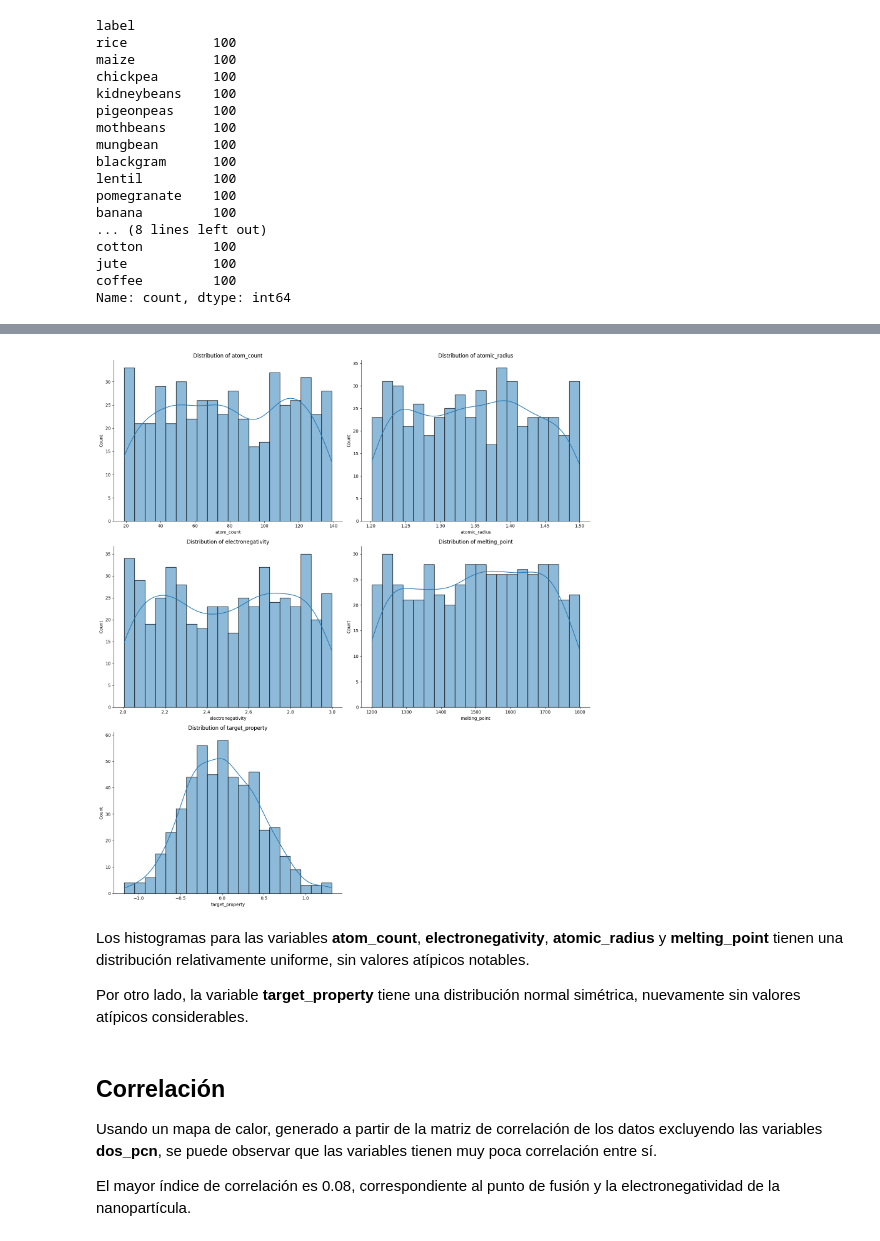
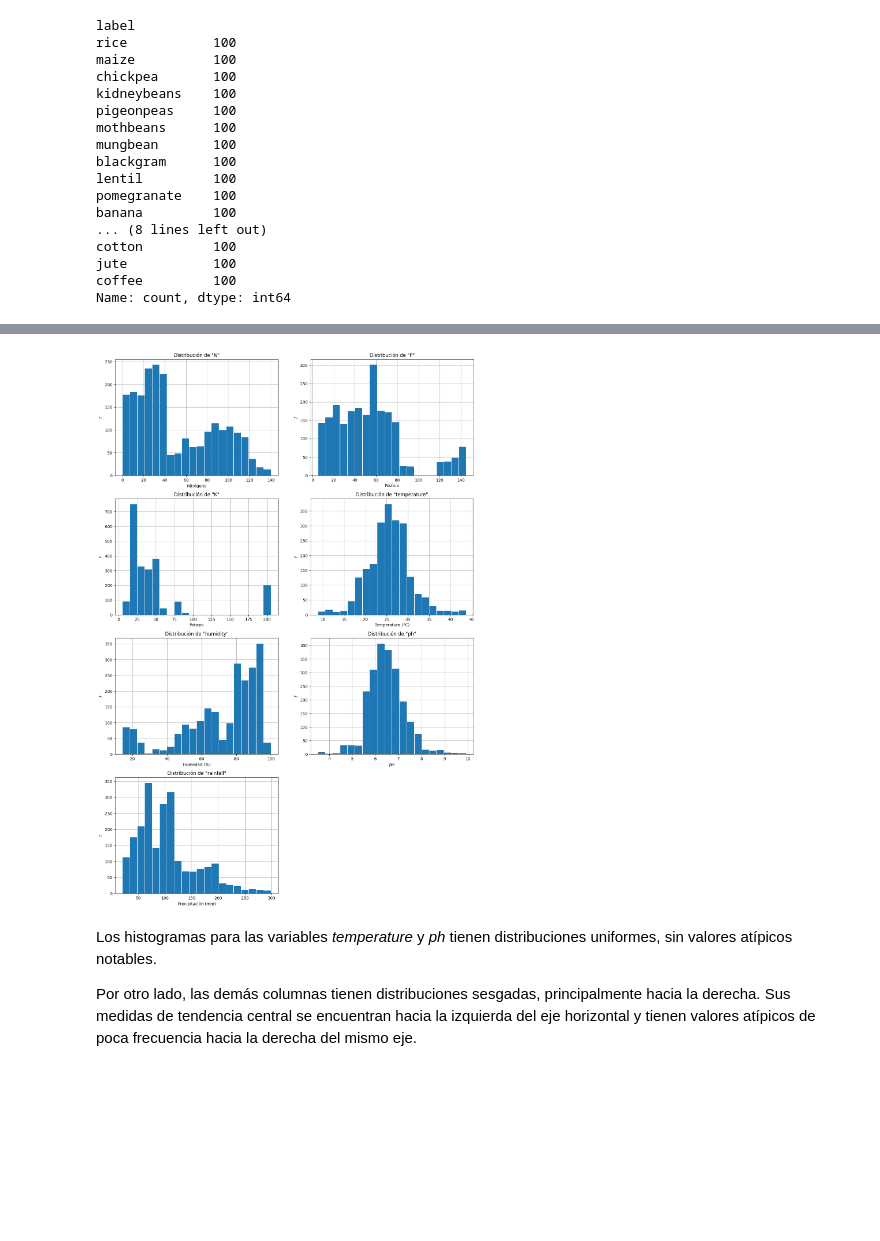
Before and after one commit to Frozen-Burrito/sim-matematica, a Jupyter notebook: proyectos/modulo_1/ProyectoModulo1_CardonaM_CurielM_MendozaF.ipynb, the cells around one changed output, grey strips where cells are left out. Cells and saved outputs as stored; diff of their text form; code cells hidden in the pictures; blank space fills up the shorter version.

```diff
--- a/proyectos/modulo_1/ProyectoModulo1_CardonaM_CurielM_MendozaF.ipynb
+++ b/proyectos/modulo_1/ProyectoModulo1_CardonaM_CurielM_MendozaF.ipynb
@@ -119,30 +101,0 @@ plt.show()
-# %%
-from math import ceil
-
-columnas_visualizadas = ["atom_count", "atomic_radius", "electronegativity", "melting_point", "target_property"]
-
-NUM_COLUMNS_IN_FIGURE = 2
-NUM_ROWS_IN_FIGURE = ceil(len(columnas_visualizadas) / NUM_COLUMNS_IN_FIGURE)
-
-plt.figure(figsize=(16, NUM_ROWS_IN_FIGURE * 6))
-
-for i, columna in enumerate(columnas_visualizadas):
-    plt.subplot(NUM_ROWS_IN_FIGURE, NUM_COLUMNS_IN_FIGURE, i + 1)
-    sns.histplot(data=df, x=columna, kde=True, bins=20)
-    plt.title(f'Distribution of {columna}')
-    sns.despine()
-
-plt.tight_layout()
-plt.show()
-# %% [output]
-[figure, removed]
-# %% [markdown]
-Los histogramas para las variables **atom_count**, **electronegativity**, **atomic_radius** y **melting_point** tienen una distribución relativamente uniforme, sin valores atípicos notables.
-
-Por otro lado, la variable **target_property** tiene una distribución normal simétrica, nuevamente sin valores atípicos considerables.
-# %% [markdown]
-## Correlación
-
-Usando un mapa de calor, generado a partir de la matriz de correlación de los datos excluyendo las variables **dos_pcn**, se puede observar que las variables tienen muy poca correlación entre sí.
-
-El mayor índice de correlación es 0.08, correspondiente al punto de fusión y la electronegatividad de la nanopartícula.
@@ -148,0 +105,33 @@ El mayor índice de correlación es 0.08, correspondiente al punto de fusión y
+# %%
+columnas_visualizadas = ["N", "P", "K", "temperature", "humidity", "ph", "rainfall"]
+labels = ["Nitrógeno", "Fósforo", "Potasio", "Temperatura (°C)", "Humedad (%)", "pH", "Precipitación (mm)"]
+
+NUM_COLUMNS_IN_FIGURE = 2
+NUM_ROWS_IN_FIGURE = ceil(len(columnas_visualizadas) / NUM_COLUMNS_IN_FIGURE)
+
+fig, axes = plt.subplots(NUM_ROWS_IN_FIGURE, NUM_COLUMNS_IN_FIGURE)
+fig.set_size_inches(16, NUM_ROWS_IN_FIGURE * 6)
+
+i =  0
+for row in axes:
+    for ax in row:
+        if i < len(columnas_visualizadas):
+            ax.hist(df[columnas_visualizadas[i]], bins=20, rwidth=0.95, zorder=2)
+            ax.set_title(f"Distribución de \"{columnas_visualizadas[i]}\"")
+            ax.set_xlabel(labels[i])
+            ax.set_ylabel(r"$f$")
+            ax.grid(True)
+        else:
+            fig.delaxes(ax)
+
+        i += 1
+
+plt.savefig("graficas/histogramas.png", dpi=300)
+
+plt.show()
+# %% [output]
+[figure, added]
+# %% [markdown]
+Los histogramas para las variables _temperature_ y _ph_ tienen distribuciones uniformes, sin valores atípicos notables.
+
+Por otro lado, las demás columnas tienen distribuciones sesgadas, principalmente hacia la derecha. Sus medidas de tendencia central se encuentran hacia la izquierda del eje horizontal y tienen valores atípicos de poca frecuencia hacia la derecha del mismo eje.
```
Also changed, not shown: parts of 18 cells of this notebook, 6 other files.
